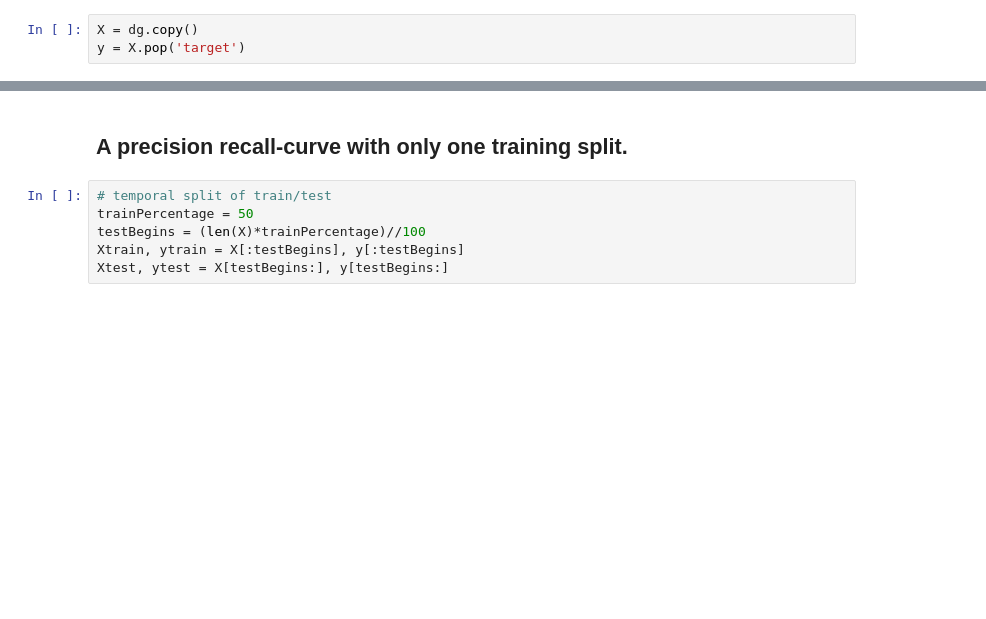
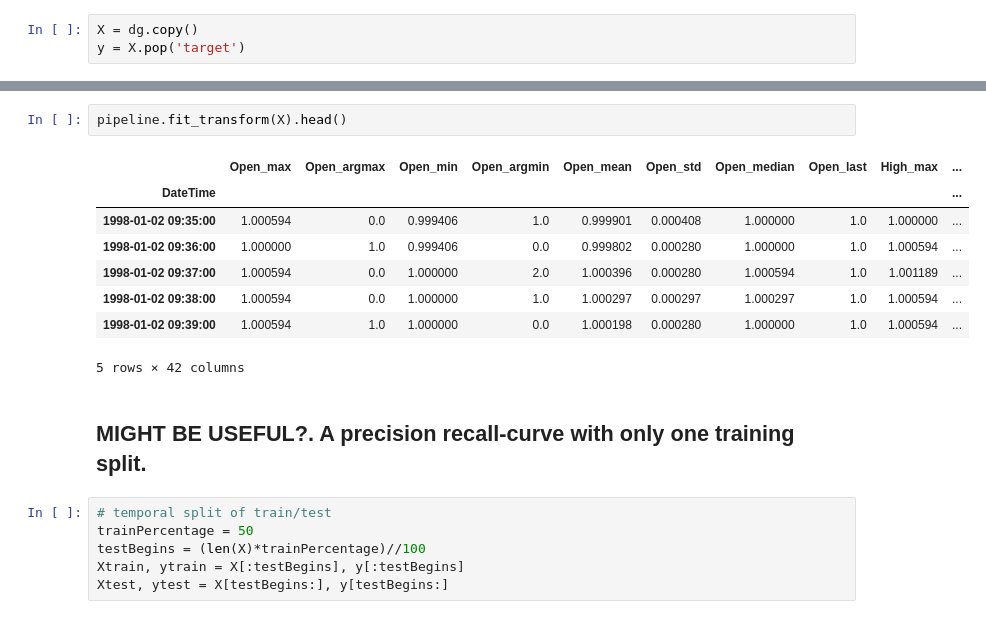
Before and after one commit to luisduque440/moneyManager, a Jupyter notebook: modeling/EDA_IBM_1min.ipynb, the cells around one changed output, grey strips where cells are left out. Saved outputs shown, nothing was run; the diff lists cells and outputs as text; blank space fills up the shorter version.

```diff
--- a/modeling/EDA_IBM_1min.ipynb
+++ b/modeling/EDA_IBM_1min.ipynb
@@ -82,5 +92,16 @@ X.head()
+# %%
+pipeline.fit_transform(X).head()
+# %% [output]
+|  | Open_max | Open_argmax | Open_min | Open_argmin | Open_mean | Open_std | Open_median | Open_last | High_max | ... |
+| DateTime |  |  |  |  |  |  |  |  |  | ... |
+| 1998-01-02 09:35:00 | 1.000594 | 0.0 | 0.999406 | 1.0 | 0.999901 | 0.000408 | 1.000000 | 1.0 | 1.000000 | ... |
+| 1998-01-02 09:36:00 | 1.000000 | 1.0 | 0.999406 | 0.0 | 0.999802 | 0.000280 | 1.000000 | 1.0 | 1.000594 | ... |
+| 1998-01-02 09:37:00 | 1.000594 | 0.0 | 1.000000 | 2.0 | 1.000396 | 0.000280 | 1.000594 | 1.0 | 1.001189 | ... |
+| 1998-01-02 09:38:00 | 1.000594 | 0.0 | 1.000000 | 1.0 | 1.000297 | 0.000297 | 1.000297 | 1.0 | 1.000594 | ... |
+| 1998-01-02 09:39:00 | 1.000594 | 1.0 | 1.000000 | 0.0 | 1.000198 | 0.000280 | 1.000000 | 1.0 | 1.000594 | ... |
+5 rows × 42 columns
 # %% [markdown]
-## A precision recall-curve with only one training split.
+## MIGHT BE USEFUL?. A precision recall-curve with only one training split.
 # %%
 # temporal split of train/test
 trainPercentage = 50
```
Also changed, not shown: parts of 24 cells of this notebook, 3 other files.
